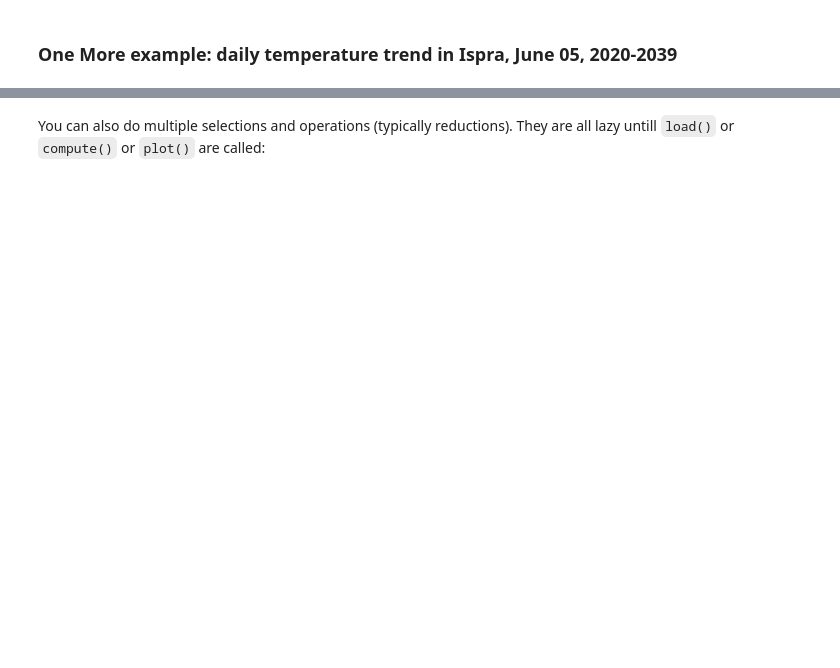
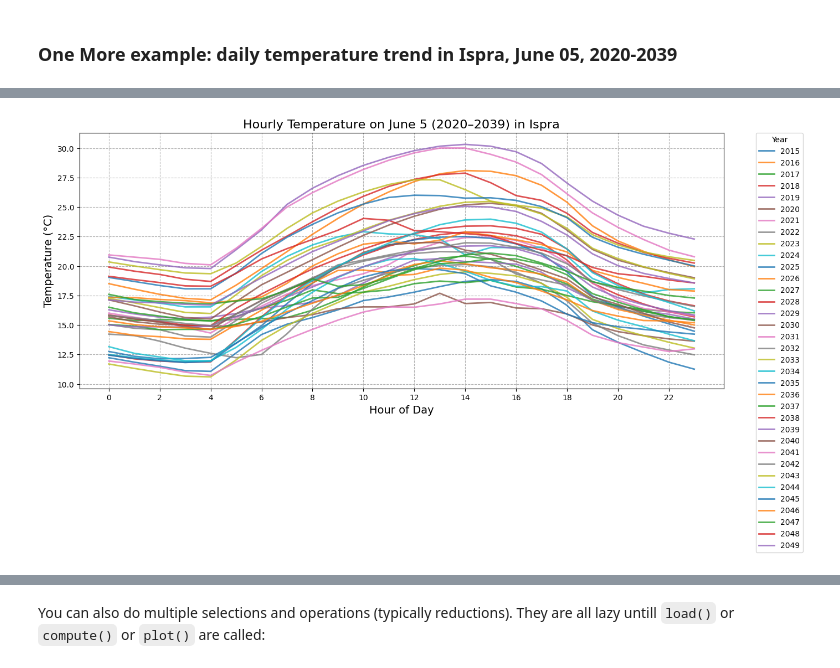
Before and after one commit to SercoSPA/DESP-UserWorkflowService-Templates, a Jupyter notebook: EarthDataHub/JRC-workshop-demo.ipynb, the cells around one changed output, grey strips where cells are left out. Drawn from its saved outputs; the diff is of its cells as text; code cells hidden in the pictures; blank space fills up the shorter version.

```diff
--- a/EarthDataHub/JRC-workshop-demo.ipynb
+++ b/EarthDataHub/JRC-workshop-demo.ipynb
@@ -101,17 +232,17 @@ import seaborn as sns
 # %%
 %%time
-
-sns.set_style("darkgrid")
 
 plt.figure(figsize=(15, 6))
 plt.title("Hourly Temperature on June 5 (2020–2039) in Ispra", fontsize=16)
 plt.xlabel("Hour of Day", fontsize=14)
 plt.ylabel("Temperature (°C)", fontsize=14)
 plt.grid(True, linestyle='--', alpha=1)
 plt.xticks(ticks=range(0, 24, 2))
 
 for year, data in t2m_ispra_june_05.groupby('time.year'):
     plt.plot(range(24), data.values - 273.15, label=str(year), alpha=0.8, linewidth=2)
 
 plt.legend(title="Year", bbox_to_anchor=(1.05, 1), loc='upper left', borderaxespad=0., ncol=1)
 plt.show()
+# %% [output]
+[figure, added]
```
Also changed, not shown: parts of 26 cells of this notebook, 5 other files.
